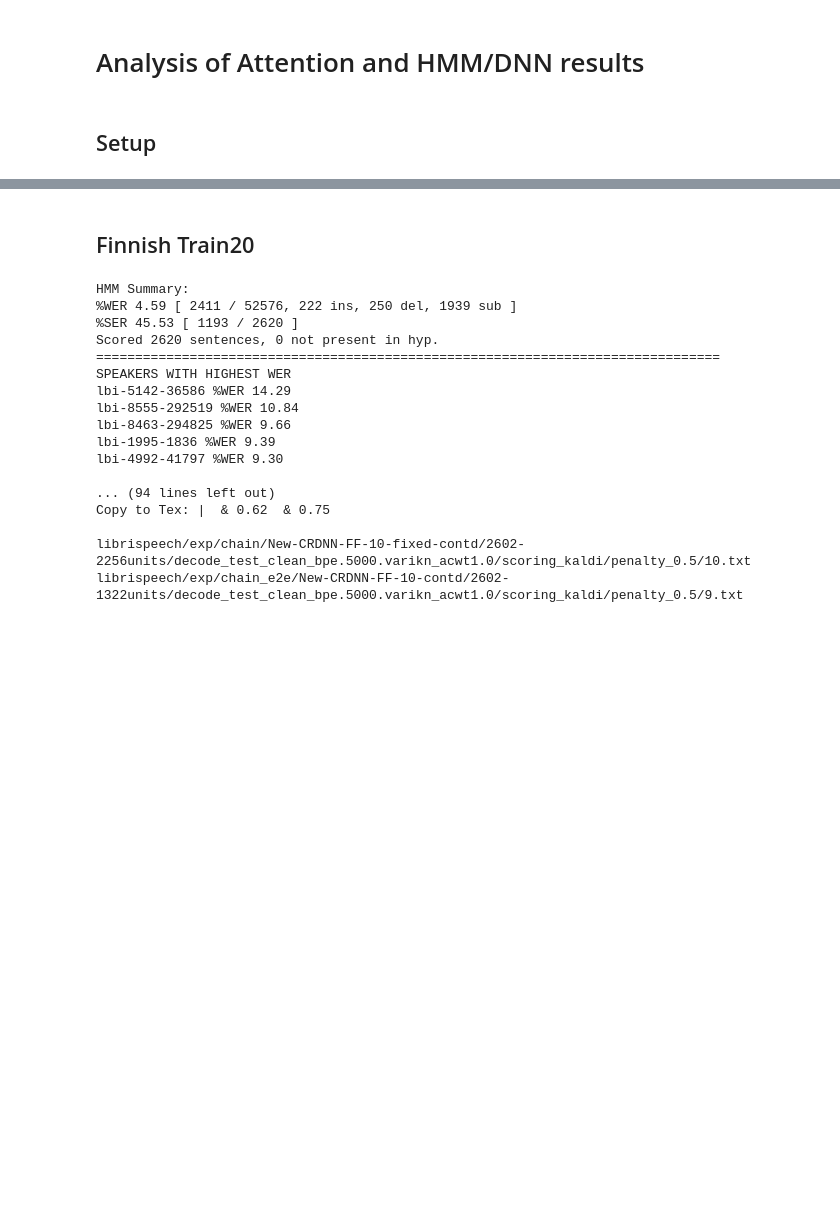
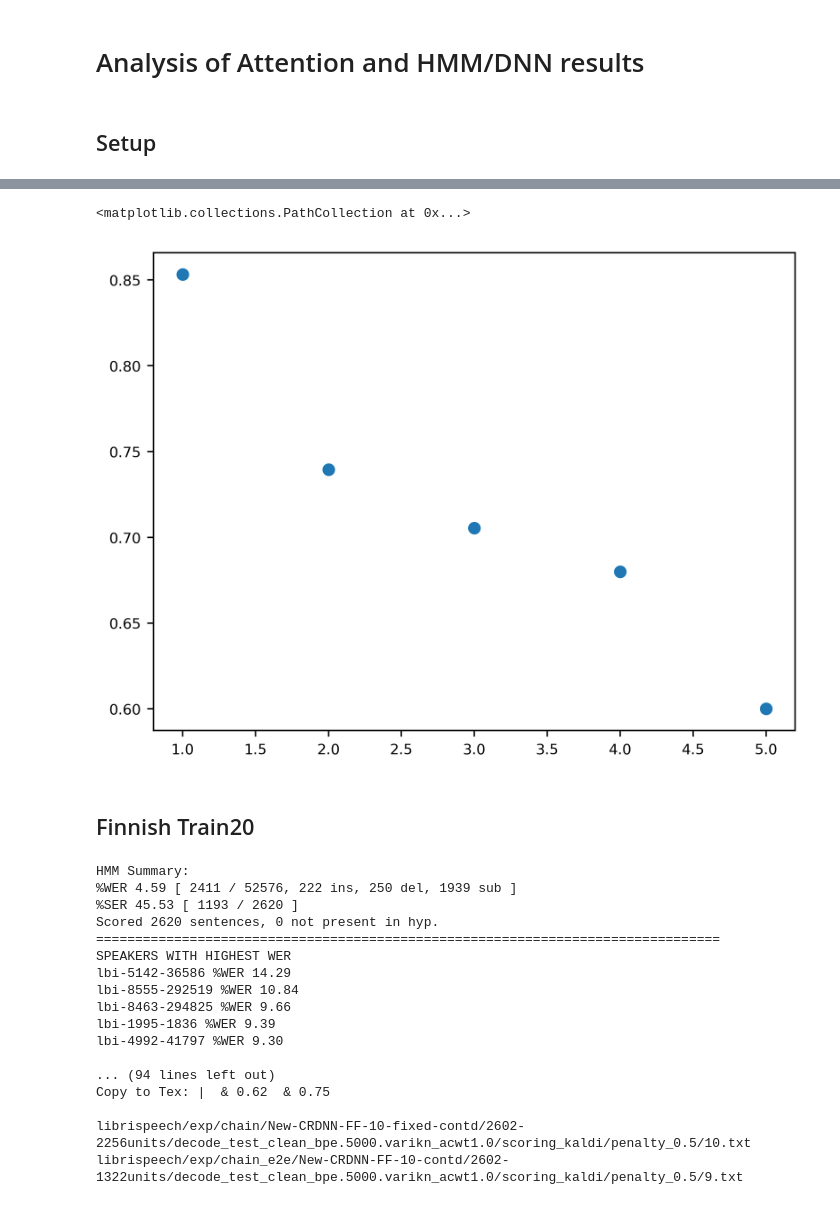
Before and after one commit to Gastron/attn-hmm-jrnl-analysis-notebook, a Jupyter notebook: Analysis-General.ipynb, the cells around one changed output, grey strips where cells are left out. Saved outputs shown, nothing was run; the diff lists cells and outputs as text; code cells hidden in the pictures; blank space fills up the shorter version.

```diff
--- a/Analysis-General.ipynb
+++ b/Analysis-General.ipynb
@@ -329,3 +462,9 @@ def analyse_edit_streaks(ref, hmm, aed):
+# %%
+fig, ax = plt.subplots()
+ax.scatter(range(1,6),diff_e)
+# %% [output]
+<matplotlib.collections.PathCollection at 0x...>
+[figure, added]
 # %% [markdown]
 ## Finnish Train20
 # %%
```
Also changed, not shown: parts of 16 cells of this notebook.
